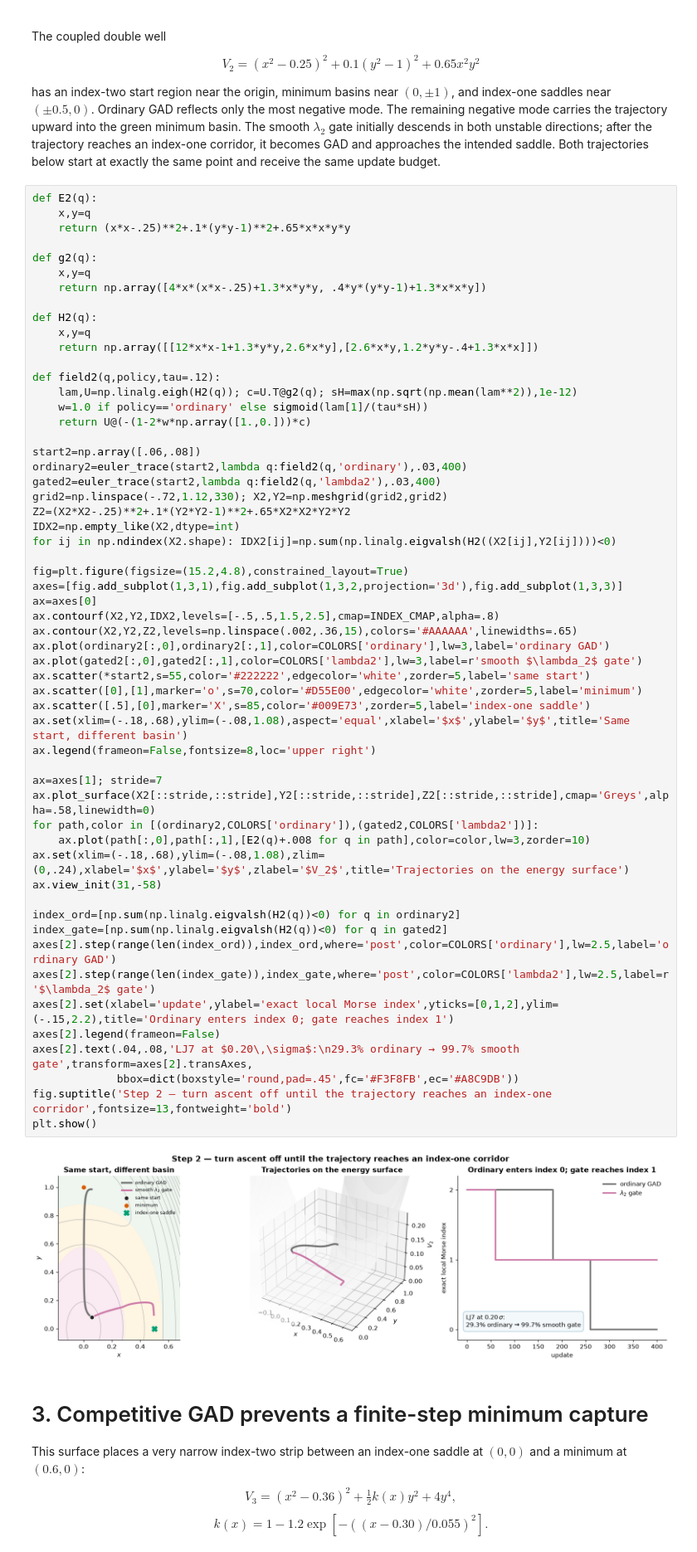
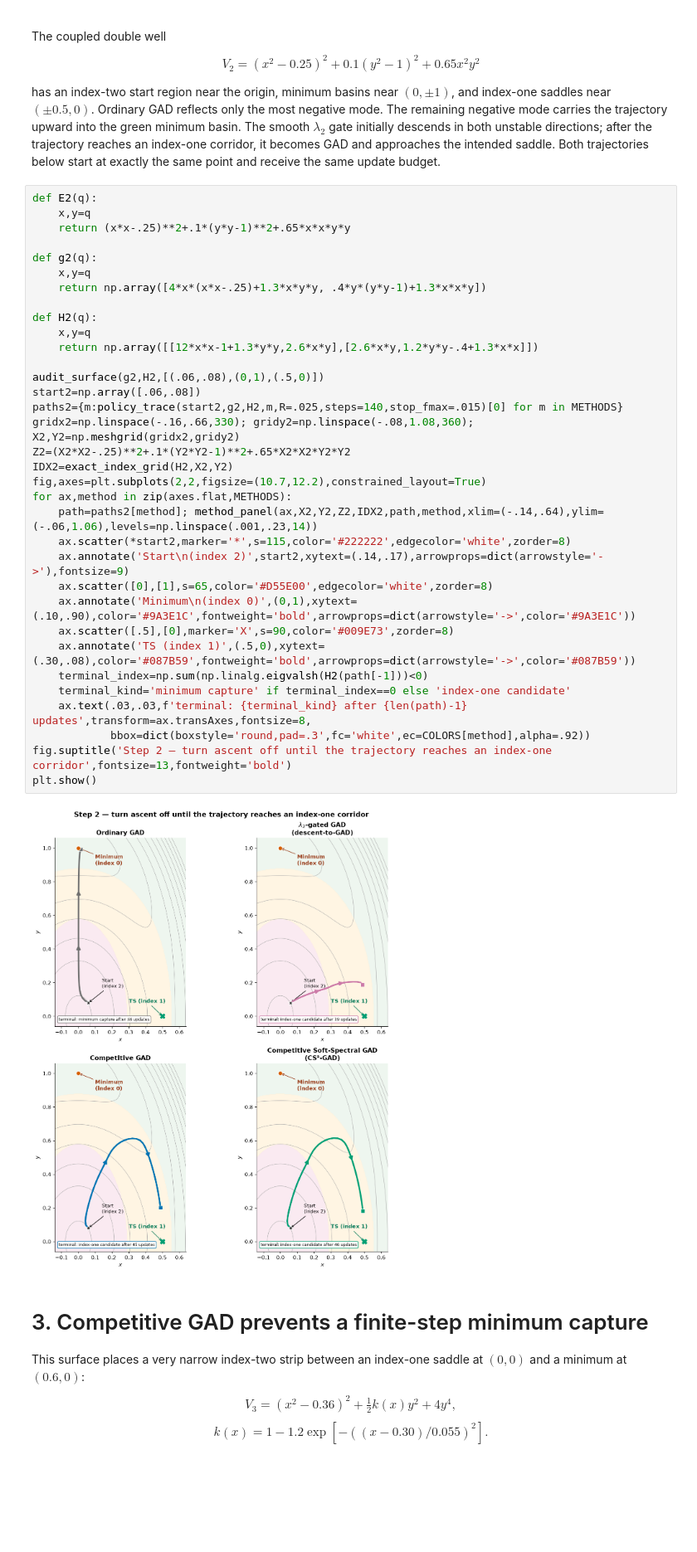
Before and after one commit to memo-ozdincer/GAD_plus, a Jupyter notebook: examples/gad_mechanism_failure_atlas.ipynb, the cells around one changed output. Shown at 83% size. Saved outputs shown, nothing was run; the diff lists cells and outputs as text; blank space fills up the shorter version.

```diff
--- a/examples/gad_mechanism_failure_atlas.ipynb
+++ b/examples/gad_mechanism_failure_atlas.ipynb
@@ -134,61 +167,39 @@ has an index-two start region near the origin, minimum basins near $(0,\pm1)$, a
 # %%
 def E2(q):
     x,y=q
     return (x*x-.25)**2+.1*(y*y-1)**2+.65*x*x*y*y
 
 def g2(q):
     x,y=q
     return np.array([4*x*(x*x-.25)+1.3*x*y*y, .4*y*(y*y-1)+1.3*x*x*y])
 
 def H2(q):
     x,y=q
     return np.array([[12*x*x-1+1.3*y*y,2.6*x*y],[2.6*x*y,1.2*y*y-.4+1.3*x*x]])
 
-def field2(q,policy,tau=.12):
-    lam,U=np.linalg.eigh(H2(q)); c=U.T@g2(q); sH=max(np.sqrt(np.mean(lam**2)),1e-12)
-    w=1.0 if policy=='ordinary' else sigmoid(lam[1]/(tau*sH))
-    return U@(-(1-2*w*np.array([1.,0.]))*c)
-
+audit_surface(g2,H2,[(.06,.08),(0,1),(.5,0)])
 start2=np.array([.06,.08])
-ordinary2=euler_trace(start2,lambda q:field2(q,'ordinary'),.03,400)
-gated2=euler_trace(start2,lambda q:field2(q,'lambda2'),.03,400)
-grid2=np.linspace(-.72,1.12,330); X2,Y2=np.meshgrid(grid2,grid2)
+paths2={m:policy_trace(start2,g2,H2,m,R=.025,steps=140,stop_fmax=.015)[0] for m in METHODS}
+gridx2=np.linspace(-.16,.66,330); gridy2=np.linspace(-.08,1.08,360); X2,Y2=np.meshgrid(gridx2,gridy2)
 Z2=(X2*X2-.25)**2+.1*(Y2*Y2-1)**2+.65*X2*X2*Y2*Y2
-IDX2=np.empty_like(X2,dtype=int)
-for ij in np.ndindex(X2.shape): IDX2[ij]=np.sum(np.linalg.eigvalsh(H2((X2[ij],Y2[ij])))<0)
-
-fig=plt.figure(figsize=(15.2,4.8),constrained_layout=True)
-axes=[fig.add_subplot(1,3,1),fig.add_subplot(1,3,2,projection='3d'),fig.add_subplot(1,3,3)]
-ax=axes[0]
-ax.contourf(X2,Y2,IDX2,levels=[-.5,.5,1.5,2.5],cmap=INDEX_CMAP,alpha=.8)
-ax.contour(X2,Y2,Z2,levels=np.linspace(.002,.36,15),colors='#AAAAAA',linewidths=.65)
-ax.plot(ordinary2[:,0],ordinary2[:,1],color=COLORS['ordinary'],lw=3,label='ordinary GAD')
-ax.plot(gated2[:,0],gated2[:,1],color=COLORS['lambda2'],lw=3,label=r'smooth $\lambda_2$ gate')
-ax.scatter(*start2,s=55,color='#222222',edgecolor='white',zorder=5,label='same start')
-ax.scatter([0],[1],marker='o',s=70,color='#D55E00',edgecolor='white',zorder=5,label='minimum')
-ax.scatter([.5],[0],marker='X',s=85,color='#009E73',zorder=5,label='index-one saddle')
-ax.set(xlim=(-.18,.68),ylim=(-.08,1.08),aspect='equal',xlabel='$x$',ylabel='$y$',title='Same start, different basin')
-ax.legend(frameon=False,fontsize=8,loc='upper right')
-
-ax=axes[1]; stride=7
-ax.plot_surface(X2[::stride,::stride],Y2[::stride,::stride],Z2[::stride,::stride],cmap='Greys',alpha=.58,linewidth=0)
-for path,color in [(ordinary2,COLORS['ordinary']),(gated2,COLORS['lambda2'])]:
-    ax.plot(path[:,0],path[:,1],[E2(q)+.008 for q in path],color=color,lw=3,zorder=10)
-ax.set(xlim=(-.18,.68),ylim=(-.08,1.08),zlim=(0,.24),xlabel='$x$',ylabel='$y$',zlabel='$V_2$',title='Trajectories on the energy surface')
-ax.view_init(31,-58)
-
-index_ord=[np.sum(np.linalg.eigvalsh(H2(q))<0) for q in ordinary2]
-index_gate=[np.sum(np.linalg.eigvalsh(H2(q))<0) for q in gated2]
-axes[2].step(range(len(index_ord)),index_ord,where='post',color=COLORS['ordinary'],lw=2.5,label='ordinary GAD')
-axes[2].step(range(len(index_gate)),index_gate,where='post',color=COLORS['lambda2'],lw=2.5,label=r'$\lambda_2$ gate')
-axes[2].set(xlabel='update',ylabel='exact local Morse index',yticks=[0,1,2],ylim=(-.15,2.2),title='Ordinary enters index 0; gate reaches index 1')
-axes[2].legend(frameon=False)
-axes[2].text(.04,.08,'LJ7 at $0.20\,\sigma$:\n29.3% ordinary → 99.7% smooth gate',transform=axes[2].transAxes,
-             bbox=dict(boxstyle='round,pad=.45',fc='#F3F8FB',ec='#A8C9DB'))
+IDX2=exact_index_grid(H2,X2,Y2)
+fig,axes=plt.subplots(2,2,figsize=(10.7,12.2),constrained_layout=True)
+for ax,method in zip(axes.flat,METHODS):
+    path=paths2[method]; method_panel(ax,X2,Y2,Z2,IDX2,path,method,xlim=(-.14,.64),ylim=(-.06,1.06),levels=np.linspace(.001,.23,14))
+    ax.scatter(*start2,marker='*',s=115,color='#222222',edgecolor='white',zorder=8)
+    ax.annotate('Start\n(index 2)',start2,xytext=(.14,.17),arrowprops=dict(arrowstyle='->'),fontsize=9)
+    ax.scatter([0],[1],s=65,color='#D55E00',edgecolor='white',zorder=8)
+    ax.annotate('Minimum\n(index 0)',(0,1),xytext=(.10,.90),color='#9A3E1C',fontweight='bold',arrowprops=dict(arrowstyle='->',color='#9A3E1C'))
+    ax.scatter([.5],[0],marker='X',s=90,color='#009E73',zorder=8)
+    ax.annotate('TS (index 1)',(.5,0),xytext=(.30,.08),color='#087B59',fontweight='bold',arrowprops=dict(arrowstyle='->',color='#087B59'))
+    terminal_index=np.sum(np.linalg.eigvalsh(H2(path[-1]))<0)
+    terminal_kind='minimum capture' if terminal_index==0 else 'index-one candidate'
+    ax.text(.03,.03,f'terminal: {terminal_kind} after {len(path)-1} updates',transform=ax.transAxes,fontsize=8,
+            bbox=dict(boxstyle='round,pad=.3',fc='white',ec=COLORS[method],alpha=.92))
 fig.suptitle('Step 2 — turn ascent off until the trajectory reaches an index-one corridor',fontsize=13,fontweight='bold')
 plt.show()
 # %% [output]
-[figure, old version]
+[figure, new version]
 # %% [markdown]
 # 3. Competitive GAD prevents a finite-step minimum capture
 
```
Also changed, not shown: parts of 4 cells of this notebook.
